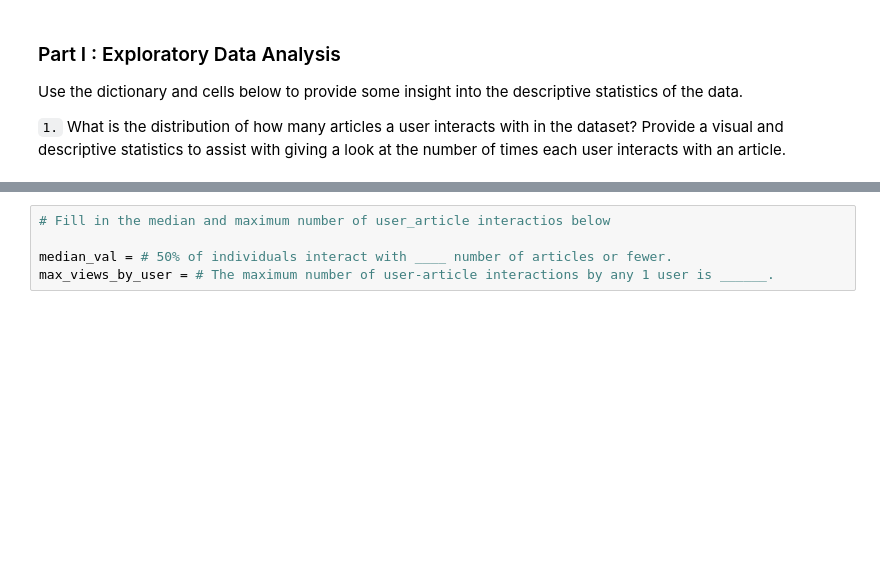
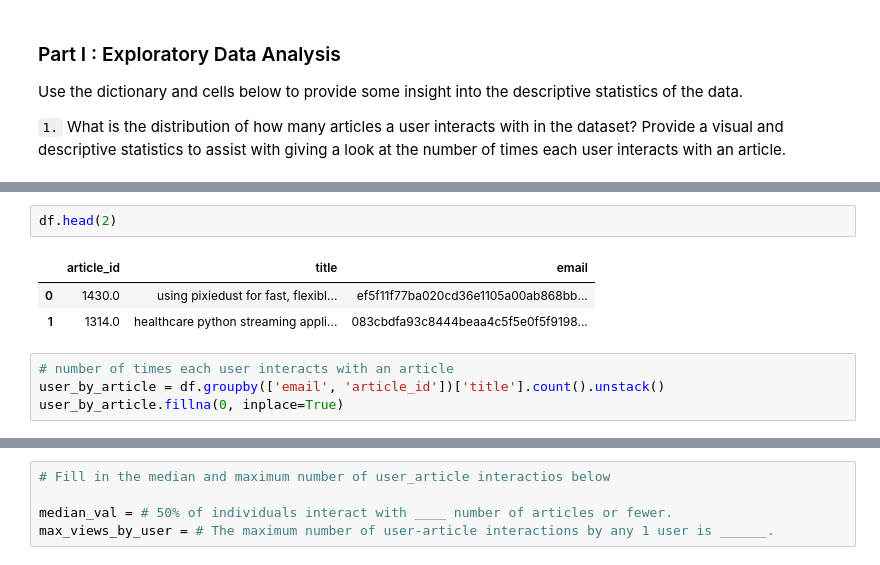
Before and after one commit to Jaouadeddadsi/Recommendations-Engines-with-IBM, a Jupyter notebook: Recommendations_with_IBM.ipynb, the cells around one changed output, grey strips where cells are left out. Drawn from its saved outputs; the diff is of its cells as text; blank space fills up the shorter version.

```diff
--- a/Recommendations_with_IBM.ipynb
+++ b/Recommendations_with_IBM.ipynb
@@ -45,0 +69,10 @@ Use the dictionary and cells below to provide some insight into the descriptive
+# %%
+df.head(2)
+# %% [output]
+|  | article_id | title | email |
+| 0 | 1430.0 | using pixiedust for fast, flexibl... | ef5f11f77ba020cd36e1105a00ab868bb... |
+| 1 | 1314.0 | healthcare python streaming appli... | 083cbdfa93c8444beaa4c5f5e0f5f9198... |
+# %%
+# number of times each user interacts with an article
+user_by_article = df.groupby(['email', 'article_id'])['title'].count().unstack()
+user_by_article.fillna(0, inplace=True)
```
Also changed, not shown: parts of 5 cells of this notebook.
